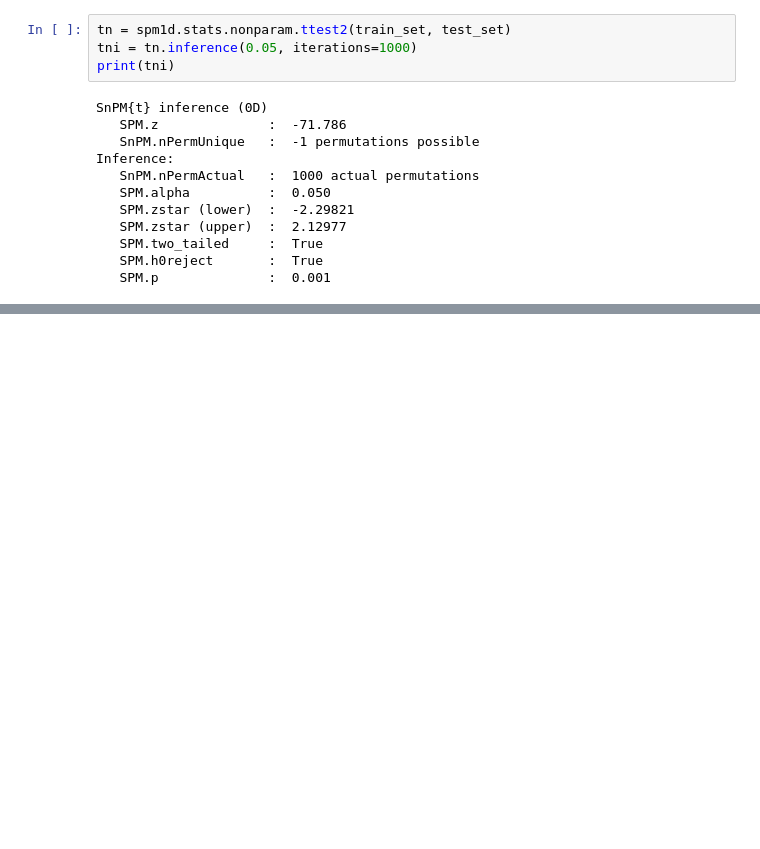
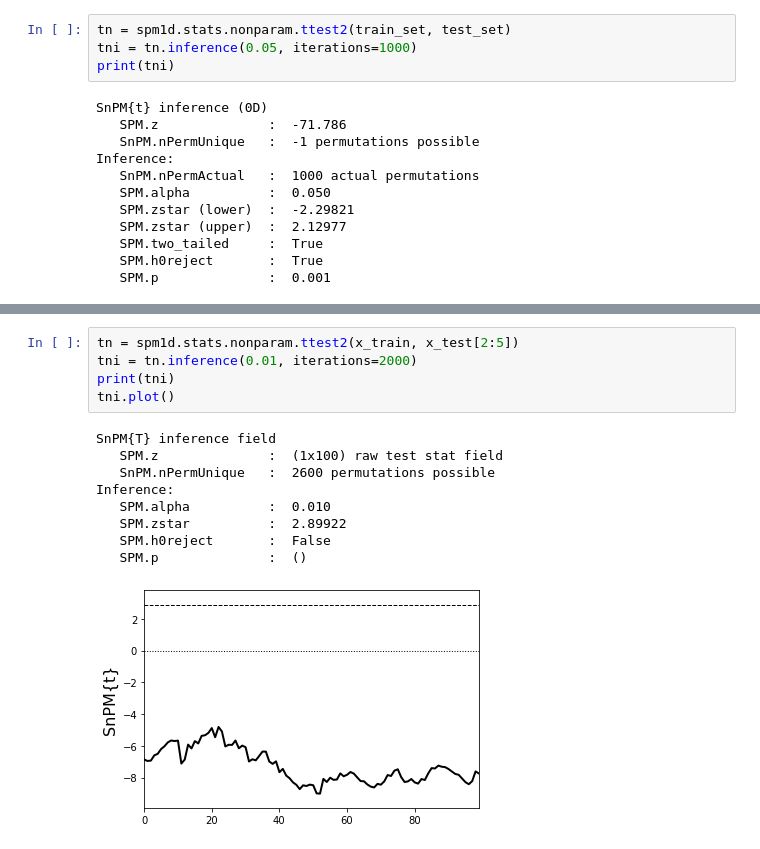
Before and after one commit to n-akram/TimeSeriesSafeML, a Jupyter notebook: Experiments/Implementation_in_Python/TimeseriesForecasting/StockPrice_Forecasting_SPM_stock.ipynb, the cells around one changed output, grey strips where cells are left out. Drawn from its saved outputs; the diff is of its cells as text; blank space fills up the shorter version.

```diff
--- a/Experiments/Implementation_in_Python/TimeseriesForecasting/StockPrice_Forecasting_SPM_stock.ipynb
+++ b/Experiments/Implementation_in_Python/TimeseriesForecasting/StockPrice_Forecasting_SPM_stock.ipynb
@@ -68,0 +138,15 @@ Inference:
+# %%
+tn = spm1d.stats.nonparam.ttest2(x_train, x_test[2:5])
+tni = tn.inference(0.01, iterations=2000)
+print(tni)
+tni.plot()
+# %% [output]
+SnPM{T} inference field
+   SPM.z              :  (1x100) raw test stat field
+   SnPM.nPermUnique   :  2600 permutations possible
+Inference:
+   SPM.alpha          :  0.010
+   SPM.zstar          :  2.89922
+   SPM.h0reject       :  False
+   SPM.p              :  ()
+[figure, added]
```
Also changed, not shown: parts of 11 cells of this notebook, 6 other files.
